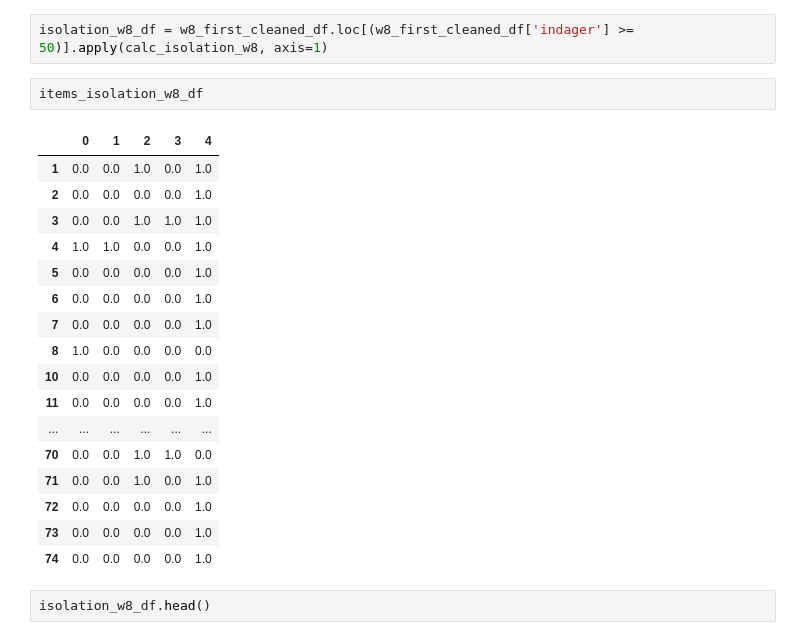
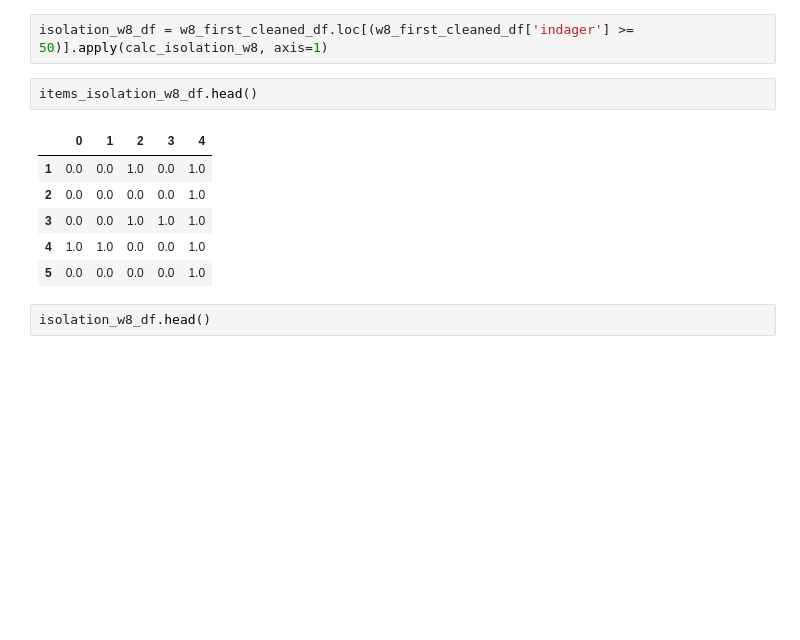
Before and after one commit to ateneatla/sexinsa_qol_ELSA, a Jupyter notebook: anexo.ipynb, the cells around one changed output. Saved outputs shown, nothing was run; the diff lists cells and outputs as text; blank space fills up the shorter version.

```diff
--- a/anexo.ipynb
+++ b/anexo.ipynb
@@ -805,25 +805,14 @@ items_isolation_w8_df = w8_first_cleaned_df.loc[(w8_first_cleaned_df['indager']
 # %%
 isolation_w8_df = w8_first_cleaned_df.loc[(w8_first_cleaned_df['indager'] >= 50)].apply(calc_isolation_w8, axis=1)
 # %%
-items_isolation_w8_df
+items_isolation_w8_df.head()
 # %% [output]
 |  | 0 | 1 | 2 | 3 | 4 |
 | 1 | 0.0 | 0.0 | 1.0 | 0.0 | 1.0 |
 | 2 | 0.0 | 0.0 | 0.0 | 0.0 | 1.0 |
 | 3 | 0.0 | 0.0 | 1.0 | 1.0 | 1.0 |
 | 4 | 1.0 | 1.0 | 0.0 | 0.0 | 1.0 |
 | 5 | 0.0 | 0.0 | 0.0 | 0.0 | 1.0 |
-| 6 | 0.0 | 0.0 | 0.0 | 0.0 | 1.0 |
-| 7 | 0.0 | 0.0 | 0.0 | 0.0 | 1.0 |
-| 8 | 1.0 | 0.0 | 0.0 | 0.0 | 0.0 |
-| 10 | 0.0 | 0.0 | 0.0 | 0.0 | 1.0 |
-| 11 | 0.0 | 0.0 | 0.0 | 0.0 | 1.0 |
-| ... | ... | ... | ... | ... | ... |
-| 70 | 0.0 | 0.0 | 1.0 | 1.0 | 0.0 |
-| 71 | 0.0 | 0.0 | 1.0 | 0.0 | 1.0 |
-| 72 | 0.0 | 0.0 | 0.0 | 0.0 | 1.0 |
-| 73 | 0.0 | 0.0 | 0.0 | 0.0 | 1.0 |
-| 74 | 0.0 | 0.0 | 0.0 | 0.0 | 1.0 |
 # %%
 isolation_w8_df.head()
 # %% [output]
```
Also changed, not shown: parts of 58 cells of this notebook.
